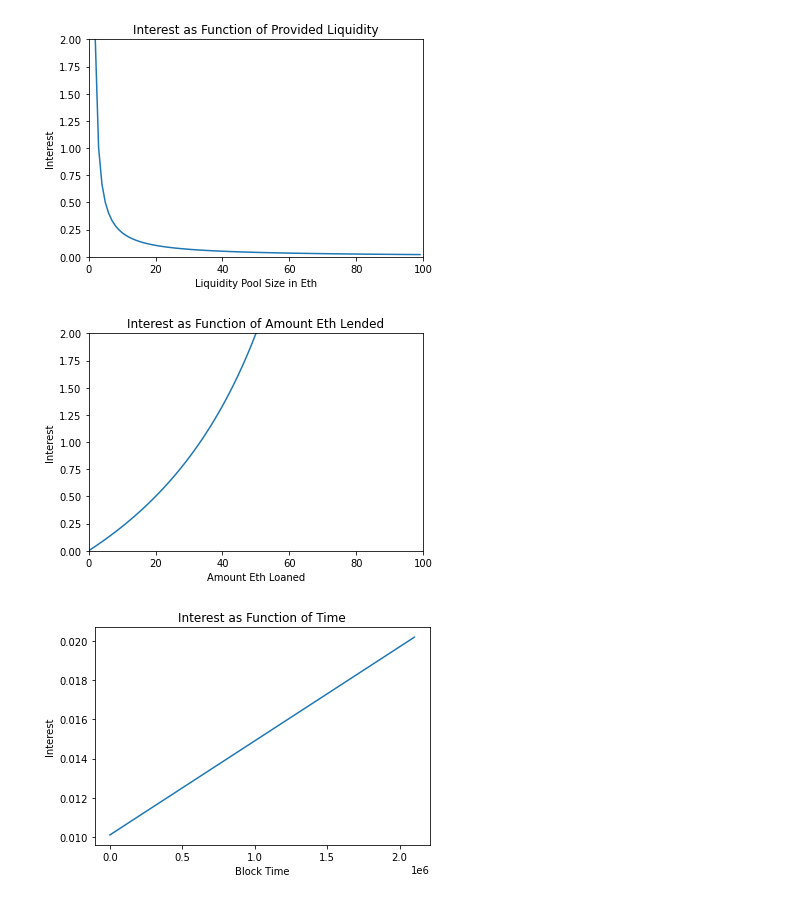
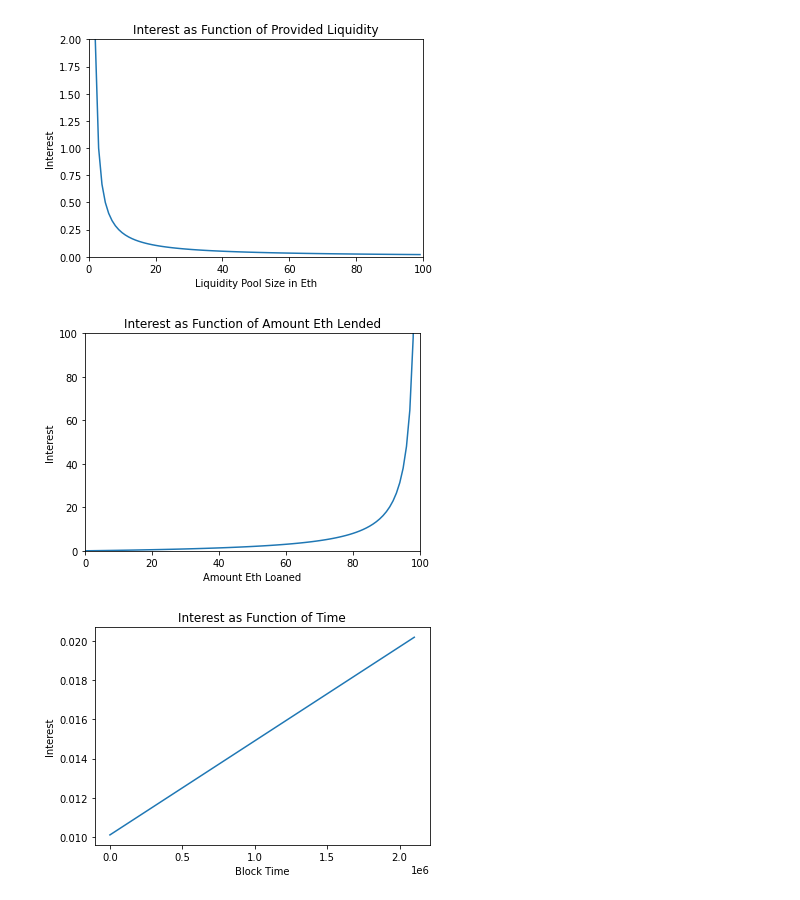
Before and after one commit to captian210/defiBank, a Jupyter notebook: interest.ipynb, the cells around one changed output. Drawn from its saved outputs; the diff is of its cells as text; code cells hidden in the pictures.

```diff
--- a/interest.ipynb
+++ b/interest.ipynb
@@ -116,14 +116,14 @@ plt.show()
 # %%
 x2 = np.arange(0, 100, 1)
 y2 = lendingPool(x2)
 plt.plot(x2, y2)
-plt.axis([0, 100, 0, 2])
+plt.axis([0, 100, 0, 100])
 plt.title("Interest as Function of Amount Eth Lended")
 plt.xlabel("Amount Eth Loaned")
 plt.ylabel("Interest")
 plt.show()
 # %% [output]
-[figure, old version]
+[figure, new version]
 # %%
 x3 = np.arange(0, 2102400, 1000)
 y3 = timeLoaned(x3)
```
Also changed, not shown: parts of 1 cell of this notebook, 2 other files.
